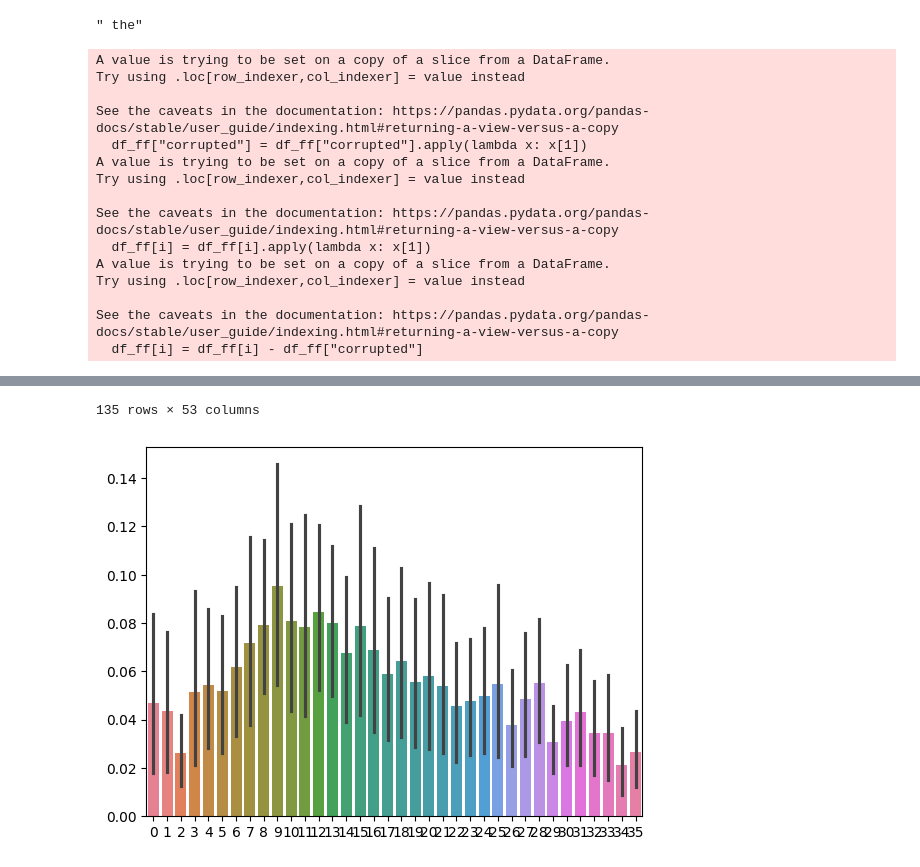
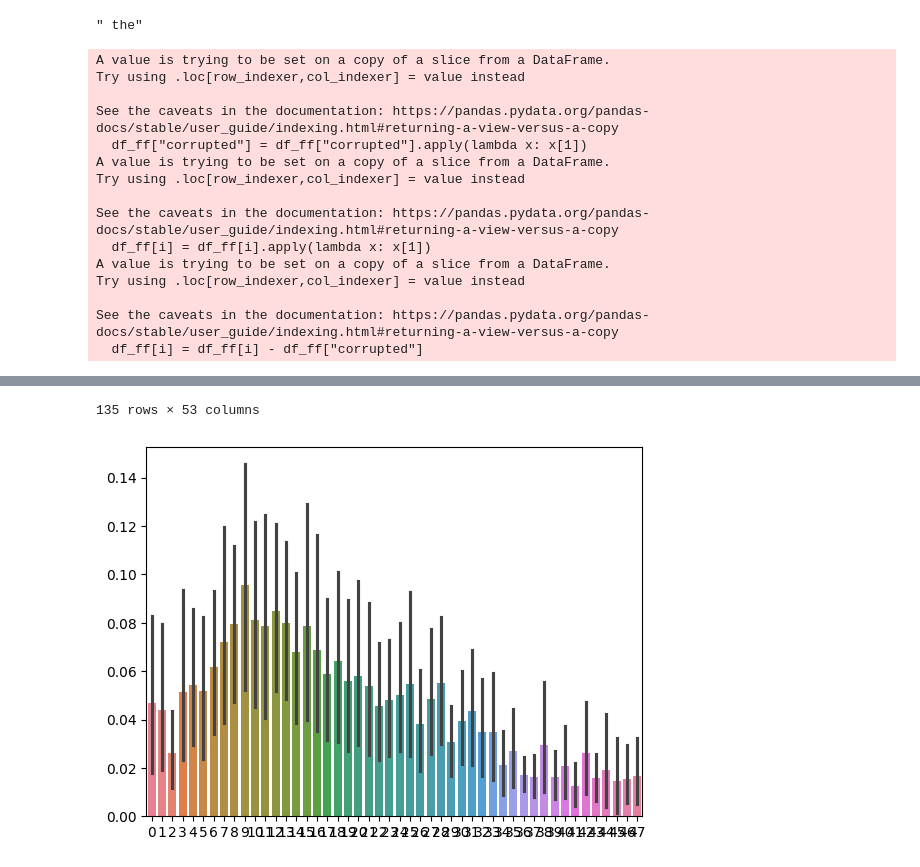
Before and after one commit to Security-FIT/Latium, a Jupyter notebook: src/framework/rome/causal_tracing/analysis.ipynb, the cells around one changed output, grey strips where cells are left out. Cells and saved outputs as stored; diff of their text form; code cells hidden in the pictures.

Commit message:
Results for MLP restorations over 1000 prompts on GPT2-XL

```diff
--- a/src/framework/rome/causal_tracing/analysis.ipynb
+++ b/src/framework/rome/causal_tracing/analysis.ipynb
@@ -17,7 +17,8 @@ result_names = [
     # "results_2025-07-30_14-41-58"
     # "results_2025-07-30_18-49-09"
     # "results_2025-07-30_19-12-39"
-    "results_2025-07-30_21-15-59"
+    # "results_2025-07-30_21-15-59"
+    "results_2025-07-31_08-58-37"
 ]
 
 for filename in result_names:
@@ -63,34 +64,34 @@ for filename in result_names:
 # %% [output]
 " the"
 A value is trying to be set on a copy of a slice from a DataFrame.
 Try using .loc[row_indexer,col_indexer] = value instead
 
 See the caveats in the documentation: https://pandas.pydata.org/pandas-docs/stable/user_guide/indexing.html#returning-a-view-versus-a-copy
   df_ff["corrupted"] = df_ff["corrupted"].apply(lambda x: x[1])
 A value is trying to be set on a copy of a slice from a DataFrame.
 Try using .loc[row_indexer,col_indexer] = value instead
 
 See the caveats in the documentation: https://pandas.pydata.org/pandas-docs/stable/user_guide/indexing.html#returning-a-view-versus-a-copy
   df_ff[i] = df_ff[i].apply(lambda x: x[1])
 A value is trying to be set on a copy of a slice from a DataFrame.
 Try using .loc[row_indexer,col_indexer] = value instead
 
 See the caveats in the documentation: https://pandas.pydata.org/pandas-docs/stable/user_guide/indexing.html#returning-a-view-versus-a-copy
   df_ff[i] = df_ff[i] - df_ff["corrupted"]
 |  | run_number | clean | corrupted | restored_token | 0 | 1 | 2 | 3 | 4 | 5 | ... |
 | 0 | 0 | 0.046837 | 0.000209 | 0 | 0.001929 | -0.000110 | -1.378522e-04 | 0.000276 | -0.000012 | -0.000158 | ... |
 | 1 | 0 | 0.046837 | 0.000209 | 1 | -0.000181 | 0.000289 | 3.540661e-03 | 0.003842 | 0.000155 | -0.000079 | ... |
 | 2 | 0 | 0.046837 | 0.000209 | 2 | -0.000022 | -0.000084 | -8.550970e-05 | 0.000167 | 0.000313 | 0.000819 | ... |
 | 3 | 0 | 0.046837 | 0.000209 | 3 | 0.000101 | 0.022976 | 4.697489e-04 | 0.001384 | 0.000569 | 0.000749 | ... |
 | 15 | 3 | 0.093025 | 0.000243 | 0 | 0.000226 | 0.000164 | 5.080020e-05 | 0.002227 | 0.000764 | 0.002419 | ... |
 | ... | ... | ... | ... | ... | ... | ... | ... | ... | ... | ... | ... |
 | 426 | 99 | 0.681151 | 0.000015 | 2 | 0.000051 | 0.000053 | 8.478557e-05 | 0.000082 | 0.000109 | 0.000330 | ... |
 | 427 | 99 | 0.681151 | 0.000015 | 3 | 0.000125 | 0.000033 | 9.621708e-04 | 0.000045 | -0.000008 | 0.000034 | ... |
 | 428 | 99 | 0.681151 | 0.000015 | 4 | 0.000235 | 0.000024 | -7.528224e-07 | 0.000253 | 0.000050 | 0.000338 | ... |
 | 429 | 99 | 0.681151 | 0.000015 | 5 | 0.000019 | 0.000051 | 7.208841e-03 | 0.000247 | 0.000065 | 0.000054 | ... |
 | 430 | 99 | 0.681151 | 0.000015 | 6 | 0.000718 | 0.000219 | 5.573097e-05 | 0.000022 | 0.008469 | 0.000003 | ... |
 135 rows × 53 columns
-[figure, old version]
+[figure, new version]
 # %%
 import datasets
 
```
Also changed, not shown: 1 other file.
